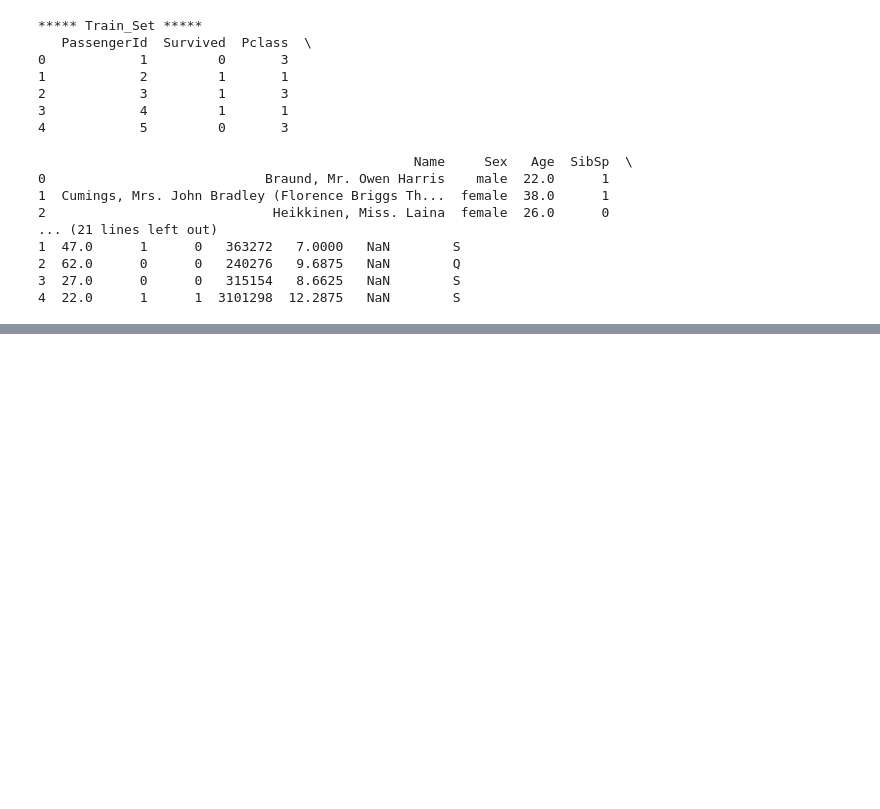
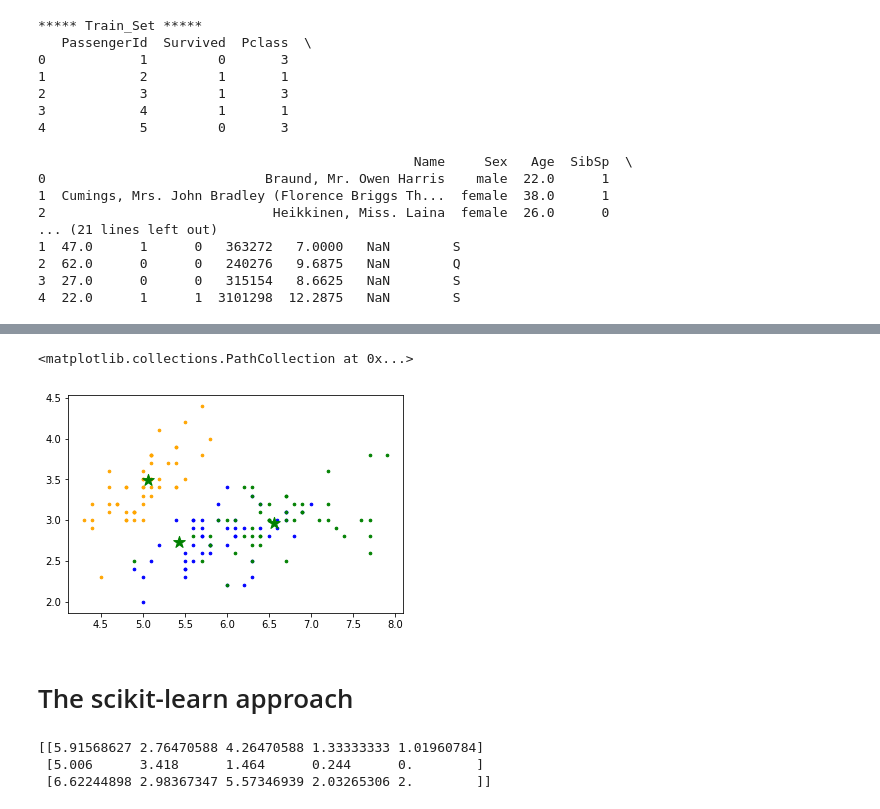
Before and after one commit to akjadon/HH, a Jupyter notebook: Python/Clustering/clustering_aj1.ipynb, the cells around one changed output, grey strips where cells are left out. Saved outputs shown, nothing was run; the diff lists cells and outputs as text; code cells hidden in the pictures; blank space fills up the shorter version.

```diff
--- a/Python/Clustering/clustering_aj.ipynb
+++ b/Python/Clustering/clustering_aj1.ipynb
@@ -237,0 +314,11 @@ print(correct/len(X))
+# %%
+# Plot the data and the centers generated as random
+colors=['orange', 'blue', 'green']
+for i in range(n):
+    plt.scatter(data[i, 0], data[i,1], s=7, color = colors[int(category[i])])
+plt.scatter(centers_new[:,0], centers_new[:,1], marker='*', c='g', s=150)
+# %% [output]
+<matplotlib.collections.PathCollection at 0x...>
+[figure, added]
+# %% [markdown]
+# The scikit-learn approach
@@ -237,0 +335,8 @@ print(correct/len(X))
+# %%
+# Comparing with scikit-learn centroids
+#print(C) # From Scratch
+print(centroids) # From sci-kit learn
+# %% [output]
+[[5.91568627 2.76470588 4.26470588 1.33333333 1.01960784]
+ [5.006      3.418      1.464      0.244      0.        ]
+ [6.62244898 2.98367347 5.57346939 2.03265306 2.        ]]
```
Also changed, not shown: parts of 10 cells of this notebook, 1 other file.
